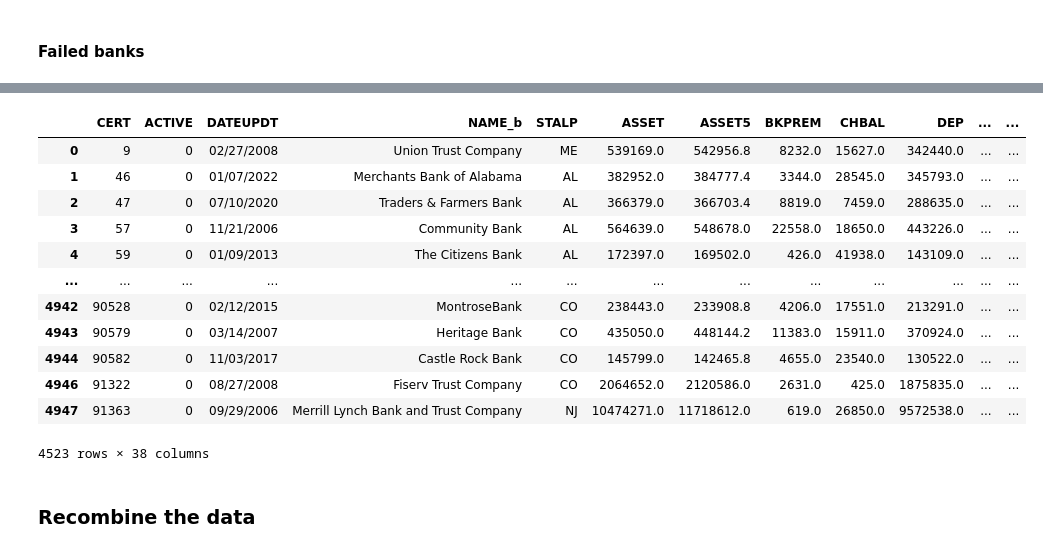
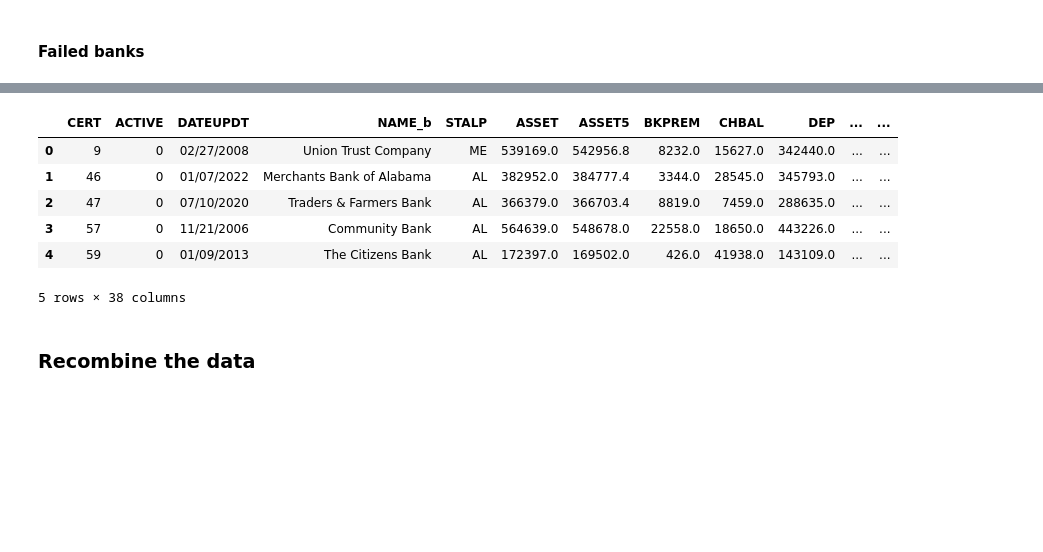
Before and after one commit to joeyio/bank-sentinel, a Jupyter notebook: extract.ipynb, the cells around one changed output, grey strips where cells are left out. Saved outputs shown, nothing was run; the diff lists cells and outputs as text; code cells hidden in the pictures; blank space fills up the shorter version.

```diff
--- a/extract.ipynb
+++ b/extract.ipynb
@@ -226,21 +238,15 @@ faileddata.dropna(inplace = True)
 # drop unneeded columns
 faileddata.drop(['prevYr', 'targetdate'], axis = 1, inplace = True)
 # %%
-faileddata
+faileddata.head()
 # %% [output]
 |  | CERT | ACTIVE | DATEUPDT | NAME_b | STALP | ASSET | ASSET5 | BKPREM | CHBAL | DEP | ... | ... |
 | 0 | 9 | 0 | 02/27/2008 | Union Trust Company | ME | 539169.0 | 542956.8 | 8232.0 | 15627.0 | 342440.0 | ... | ... |
 | 1 | 46 | 0 | 01/07/2022 | Merchants Bank of Alabama | AL | 382952.0 | 384777.4 | 3344.0 | 28545.0 | 345793.0 | ... | ... |
 | 2 | 47 | 0 | 07/10/2020 | Traders & Farmers Bank | AL | 366379.0 | 366703.4 | 8819.0 | 7459.0 | 288635.0 | ... | ... |
 | 3 | 57 | 0 | 11/21/2006 | Community Bank | AL | 564639.0 | 548678.0 | 22558.0 | 18650.0 | 443226.0 | ... | ... |
 | 4 | 59 | 0 | 01/09/2013 | The Citizens Bank | AL | 172397.0 | 169502.0 | 426.0 | 41938.0 | 143109.0 | ... | ... |
-| ... | ... | ... | ... | ... | ... | ... | ... | ... | ... | ... | ... | ... |
-| 4942 | 90528 | 0 | 02/12/2015 | MontroseBank | CO | 238443.0 | 233908.8 | 4206.0 | 17551.0 | 213291.0 | ... | ... |
-| 4943 | 90579 | 0 | 03/14/2007 | Heritage Bank | CO | 435050.0 | 448144.2 | 11383.0 | 15911.0 | 370924.0 | ... | ... |
-| 4944 | 90582 | 0 | 11/03/2017 | Castle Rock Bank | CO | 145799.0 | 142465.8 | 4655.0 | 23540.0 | 130522.0 | ... | ... |
-| 4946 | 91322 | 0 | 08/27/2008 | Fiserv Trust Company | CO | 2064652.0 | 2120586.0 | 2631.0 | 425.0 | 1875835.0 | ... | ... |
-| 4947 | 91363 | 0 | 09/29/2006 | Merrill Lynch Bank and Trust Company | NJ | 10474271.0 | 11718612.0 | 619.0 | 26850.0 | 9572538.0 | ... | ... |
-4523 rows × 38 columns
+5 rows × 38 columns
 # %% [markdown]
 ### Recombine the data
 # %%
```
Also changed, not shown: parts of 18 cells of this notebook.
